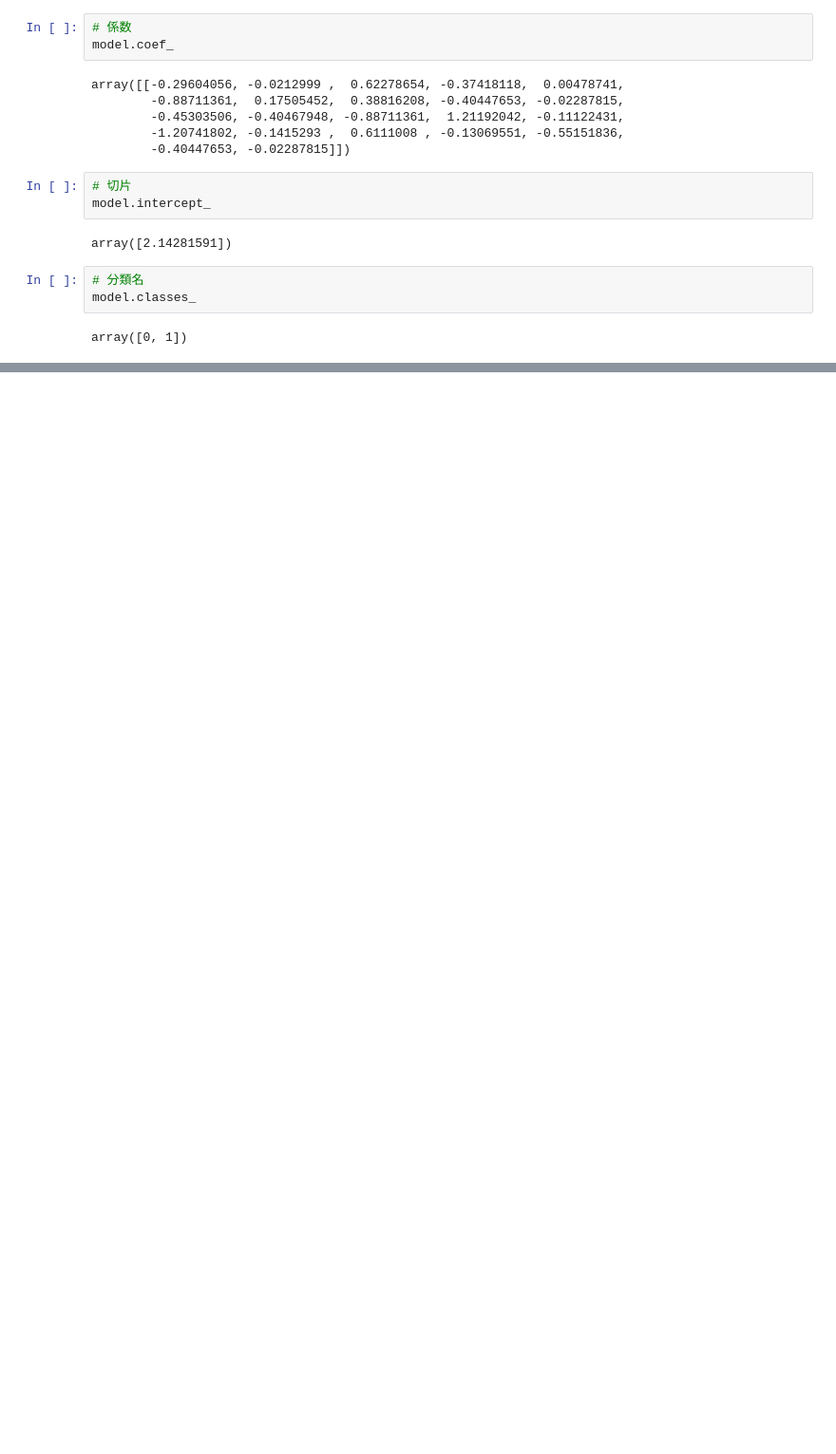
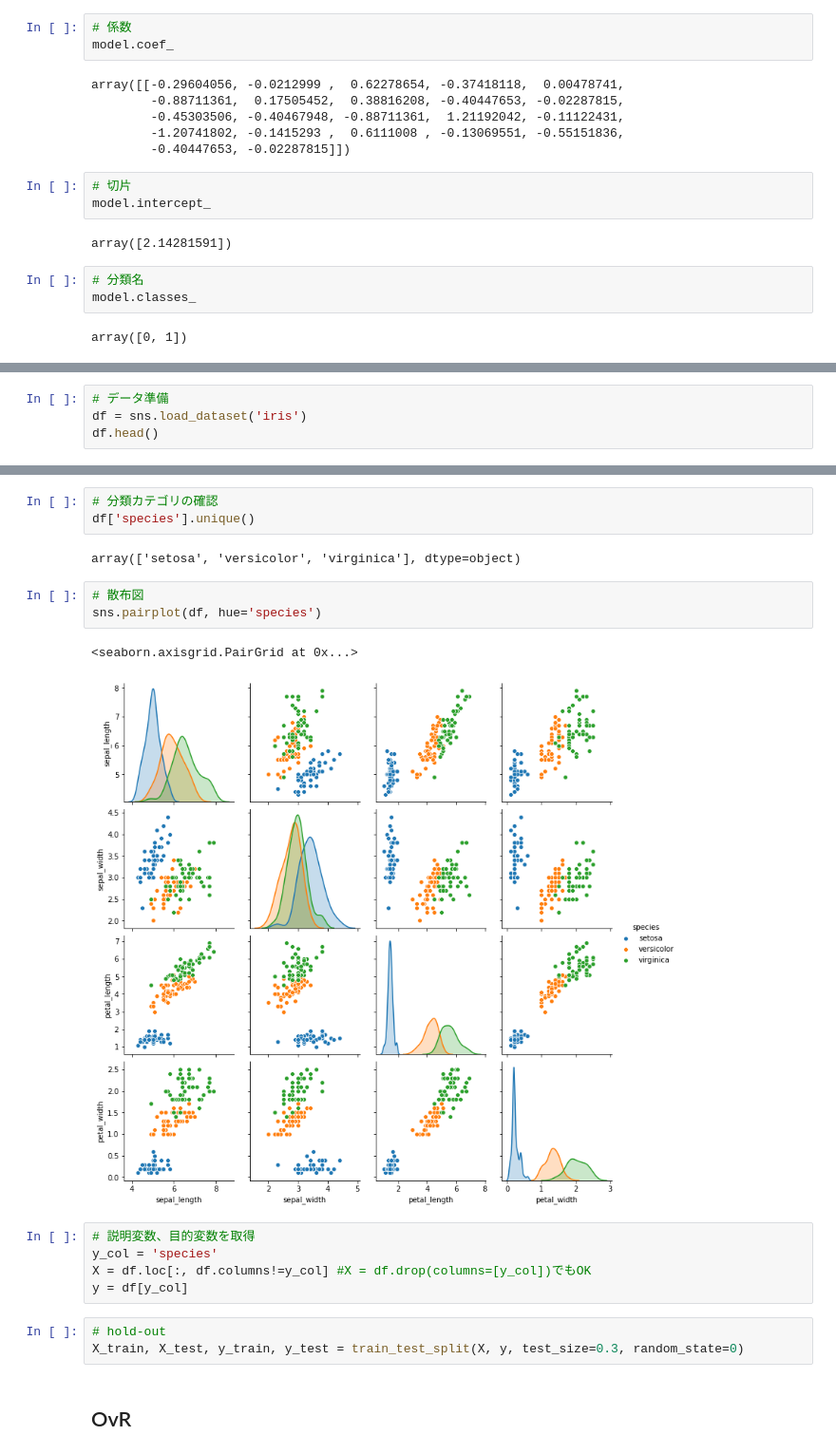
Before and after one commit to takunton/ds, a Jupyter notebook: work/ds_ml/udemy/LogisticRegression.ipynb, the cells around one changed output, grey strips where cells are left out. Shown: that part at 95% size. Cells and saved outputs as stored; diff of their text form; blank space fills up the shorter version.

```diff
--- a/work/ds_ml/udemy/LogisticRegression.ipynb
+++ b/work/ds_ml/udemy/LogisticRegression.ipynb
@@ -77,0 +80,4 @@ array([0, 1])
+# %%
+# データ準備
+df = sns.load_dataset('iris')
+df.head()
@@ -77,0 +91,21 @@ array([0, 1])
+# %%
+# 分類カテゴリの確認
+df['species'].unique()
+# %% [output]
+array(['setosa', 'versicolor', 'virginica'], dtype=object)
+# %%
+# 散布図
+sns.pairplot(df, hue='species')
+# %% [output]
+<seaborn.axisgrid.PairGrid at 0x...>
+[figure, added]
+# %%
+# 説明変数、目的変数を取得
+y_col = 'species'
+X = df.loc[:, df.columns!=y_col] #X = df.drop(columns=[y_col])でもOK
+y = df[y_col]
+# %%
+# hold-out
+X_train, X_test, y_train, y_test = train_test_split(X, y, test_size=0.3, random_state=0)
+# %% [markdown]
+## OvR
```
Also changed, not shown: parts of 11 cells of this notebook, 1 other file.
